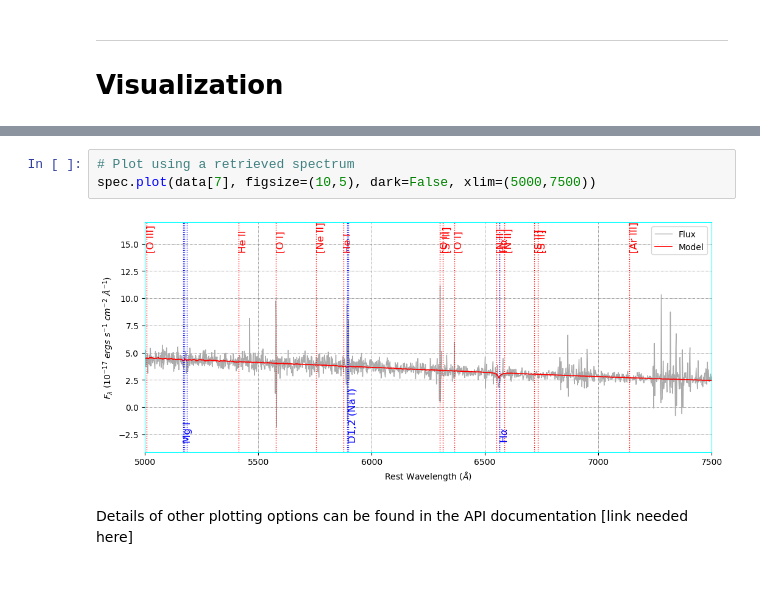
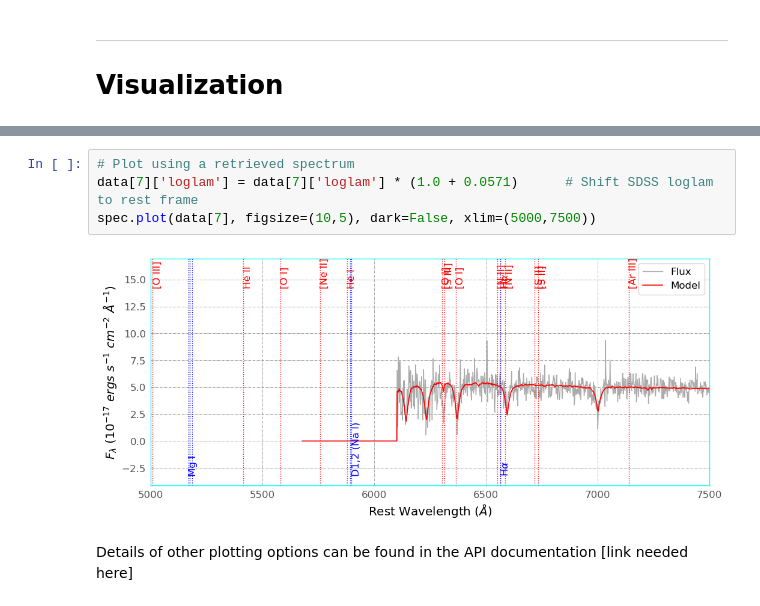
Before and after one commit to mjfitzpatrick/specserver, a Jupyter notebook: doc/How_to_use_the_Spectral_Data_Client.ipynb, the cells around one changed output, grey strips where cells are left out. Cells and saved outputs as stored; diff of their text form.

```diff
--- a/doc/How_to_use_the_Spectral_Data_Client.ipynb
+++ b/doc/How_to_use_the_Spectral_Data_Client.ipynb
@@ -747,8 +759,9 @@ The above plot uses the 'dark' mode option and marks only the emission lines in
 # %%
 # Plot using a retrieved spectrum
+data[7]['loglam'] = data[7]['loglam'] * (1.0 + 0.0571)      # Shift SDSS loglam to rest frame
 spec.plot(data[7], figsize=(10,5), dark=False, xlim=(5000,7500))
 # %% [output]
-[figure, old version]
+[figure, new version]
 # %% [markdown]
 Details of other plotting options can be found in the API documentation [link needed here]
 # %% [markdown]
```
Also changed, not shown: parts of 40 cells of this notebook, 1 other file.
